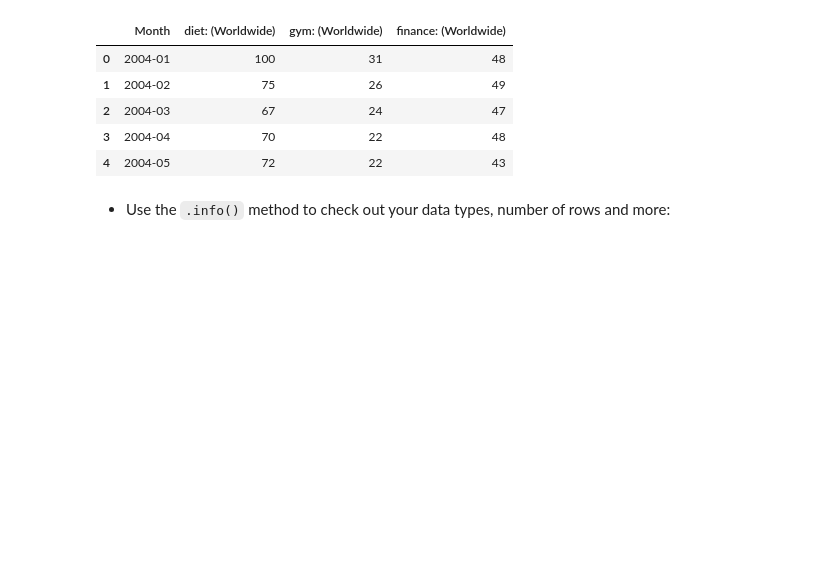
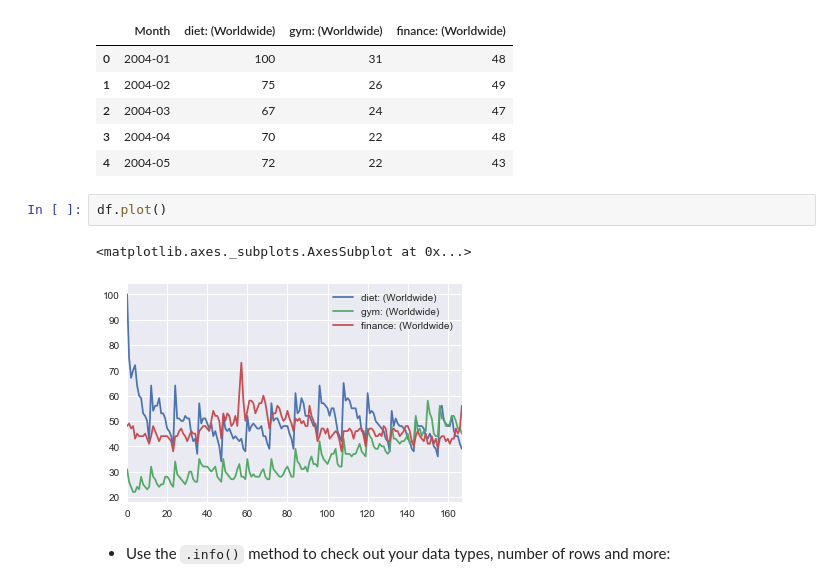
Before and after one commit to ajinkyapuar/datacamp_facebook_live_ny_resolution, a Jupyter notebook: New_Years_Resolutions_Workshop.ipynb, the cells around one changed output. Saved outputs shown, nothing was run; the diff lists cells and outputs as text; blank space fills up the shorter version.

Commit message:
df plot

```diff
--- a/New_Years_Resolutions_Workshop.ipynb
+++ b/New_Years_Resolutions_Workshop.ipynb
@@ -29,6 +29,11 @@ df.head()
 | 2 | 2004-03 | 67 | 24 | 47 |
 | 3 | 2004-04 | 70 | 22 | 48 |
 | 4 | 2004-05 | 72 | 22 | 43 |
+# %%
+df.plot()
+# %% [output]
+<matplotlib.axes._subplots.AxesSubplot at 0x...>
+[figure, added]
 # %% [markdown]
 * Use the `.info()` method to check out your data types, number of rows and more:
 # %%
```
